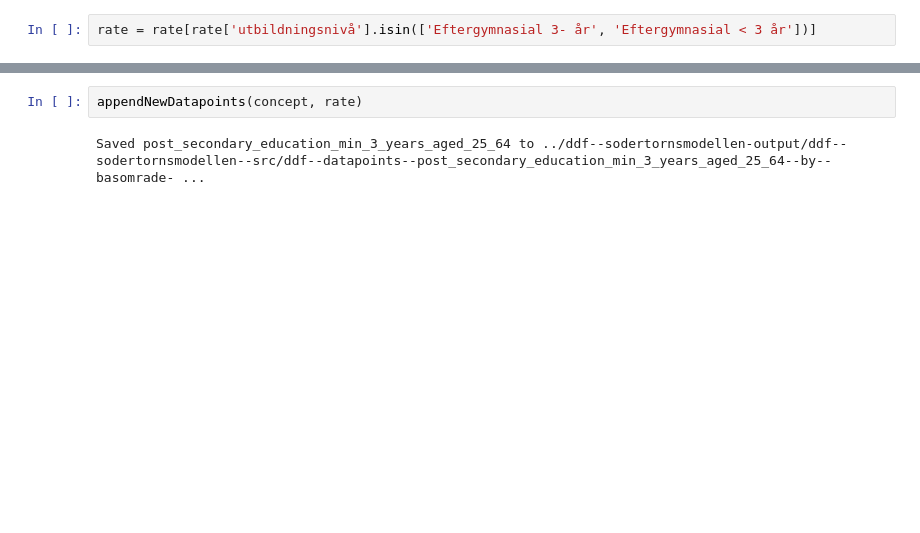
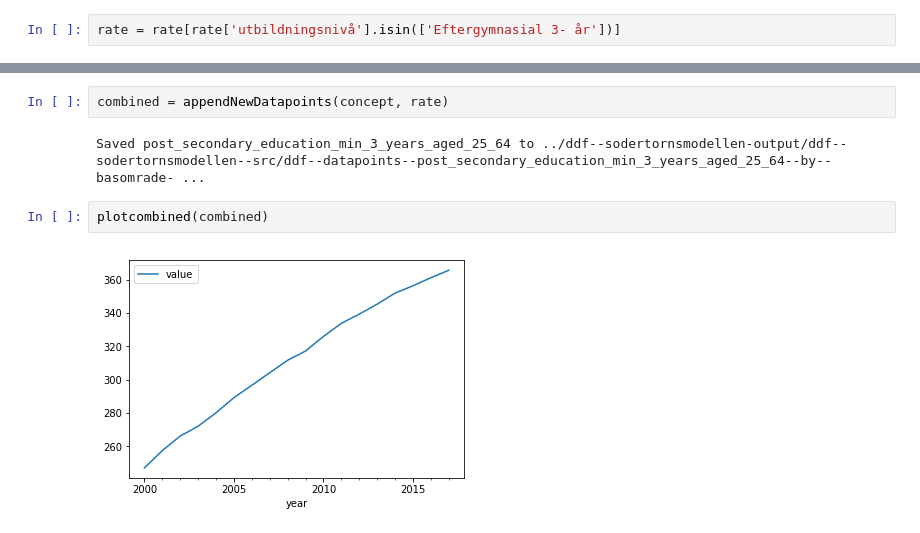
Before and after one commit to geoinfobyran/sodertornsmodellen-update, a Jupyter notebook: educational_level.ipynb, the cells around one changed output, grey strips where cells are left out. Drawn from its saved outputs; the diff is of its cells as text; blank space fills up the shorter version.

```diff
--- a/educational_level.ipynb
+++ b/educational_level.ipynb
@@ -147,7 +165,7 @@ Saved post_secondary_education_min_3_years_aged_25_64_female to ../ddf--sodertor
 total = df.groupby(['basomrade', 'year']).sum().add_prefix('total_').reset_index()
 rate = df
 # %%
-rate = rate[rate['utbildningsnivå'].isin(['Eftergymnasial 3- år', 'Eftergymnasial < 3 år'])]
+rate = rate[rate['utbildningsnivå'].isin(['Eftergymnasial 3- år'])]
 # %%
 rate = rate.groupby(['basomrade', 'year']).sum().reset_index()
 # %%
@@ -158,6 +176,10 @@ rate['rate'] = rate['value'] / rate['total_value']
 rate = rate[['basomrade', 'year', 'rate']]
 rate = rate.rename(columns={'rate': 'value'})
 # %%
-appendNewDatapoints(concept, rate)
+combined = appendNewDatapoints(concept, rate)
 # %% [output]
 Saved post_secondary_education_min_3_years_aged_25_64 to ../ddf--sodertornsmodellen-output/ddf--sodertornsmodellen--src/ddf--datapoints--post_secondary_education_min_3_years_aged_25_64--by--basomrade- ...
+# %%
+plotcombined(combined)
+# %% [output]
+[figure, added]
```
Also changed, not shown: parts of 14 cells of this notebook.
